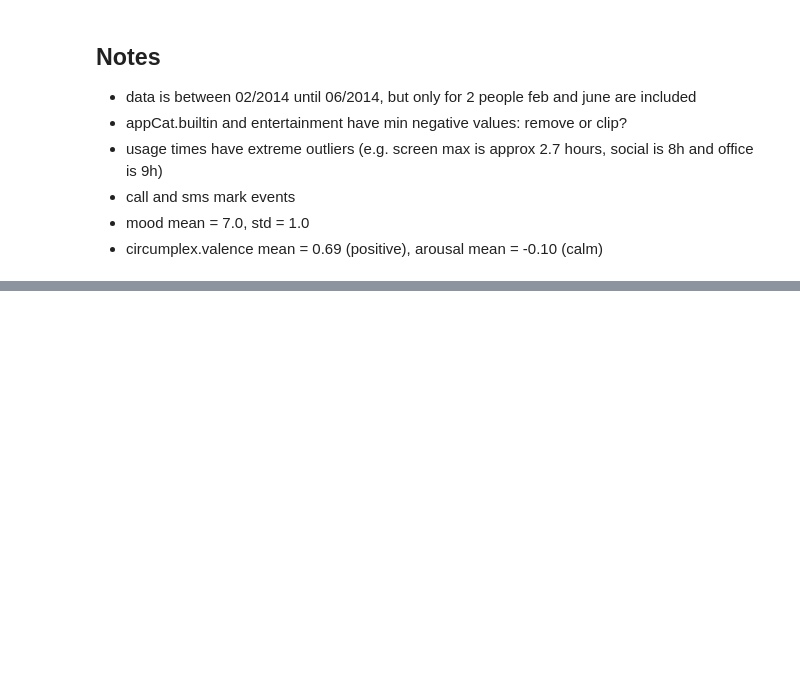
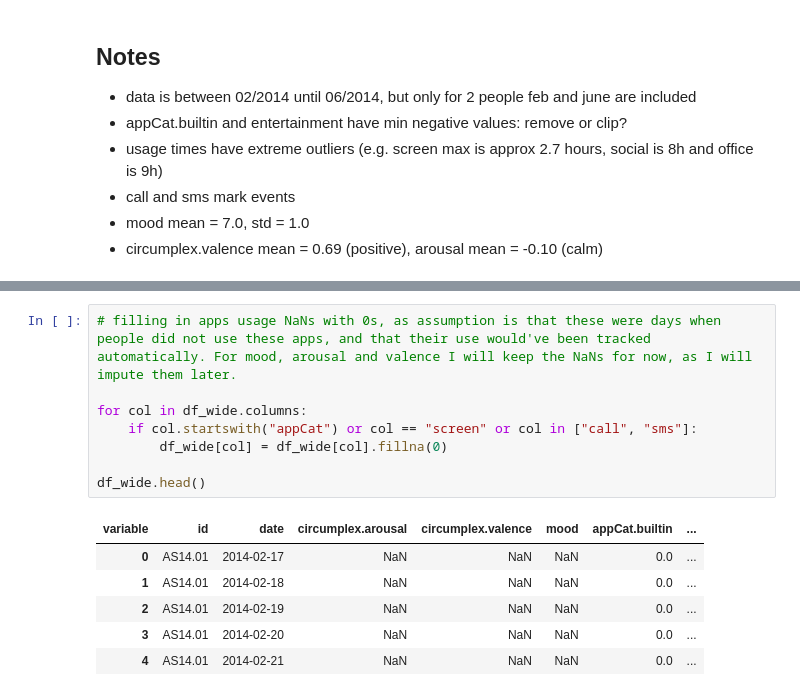
Before and after one commit to alicja-a-d/Data_Mining, a Jupyter notebook: assignment1_DMT.ipynb, the cells around one changed output, grey strips where cells are left out. Drawn from its saved outputs; the diff is of its cells as text; blank space fills up the shorter version.

```diff
--- a/assignment1_DMT.ipynb
+++ b/assignment1_DMT.ipynb
@@ -382,0 +474,15 @@ plt.show()
+# %%
+# filling in apps usage NaNs with 0s, as assumption is that these were days when people did not use these apps, and that their use would've been tracked automatically. For mood, arousal and valence I will keep the NaNs for now, as I will impute them later.
+
+for col in df_wide.columns:
+    if col.startswith("appCat") or col == "screen" or col in ["call", "sms"]:
+        df_wide[col] = df_wide[col].fillna(0)
+
+df_wide.head()
+# %% [output]
+| variable | id | date | circumplex.arousal | circumplex.valence | mood | appCat.builtin | ... |
+| 0 | AS14.01 | 2014-02-17 | NaN | NaN | NaN | 0.0 | ... |
+| 1 | AS14.01 | 2014-02-18 | NaN | NaN | NaN | 0.0 | ... |
+| 2 | AS14.01 | 2014-02-19 | NaN | NaN | NaN | 0.0 | ... |
+| 3 | AS14.01 | 2014-02-20 | NaN | NaN | NaN | 0.0 | ... |
+| 4 | AS14.01 | 2014-02-21 | NaN | NaN | NaN | 0.0 | ... |
```
Also changed, not shown: parts of 18 cells of this notebook.
